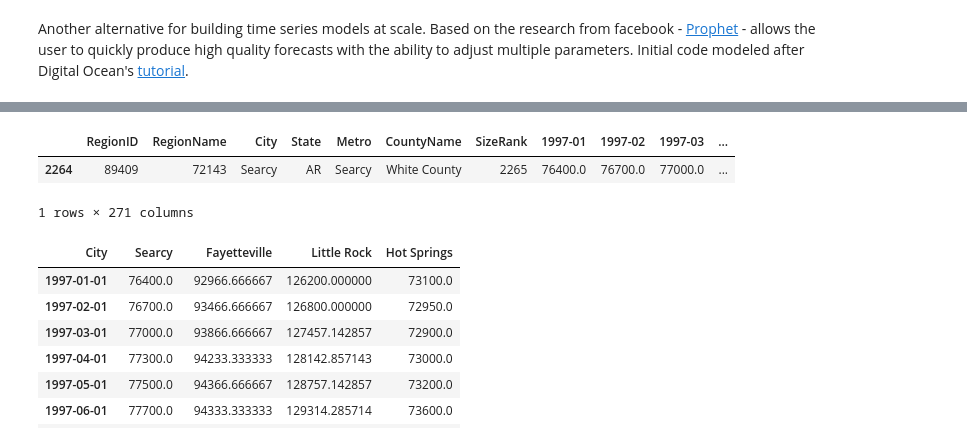
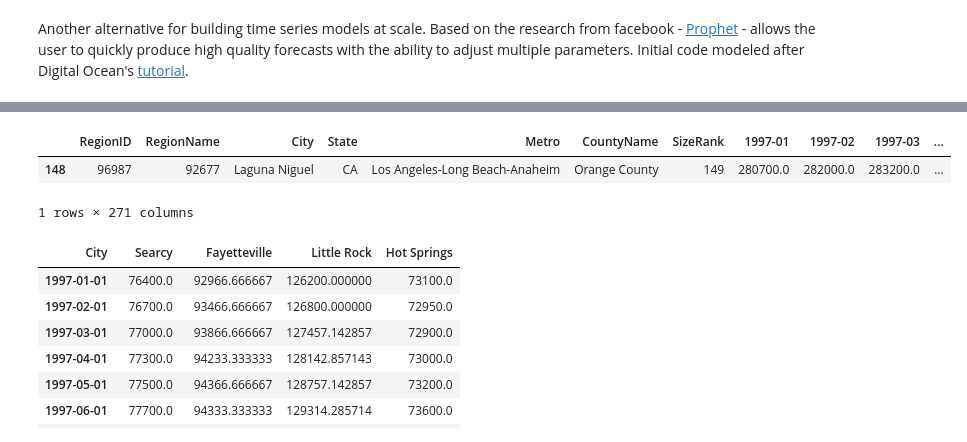
Before and after one commit to jaymahapatra/IST-718-Lab-6, a Jupyter notebook: Lab 6.ipynb, the cells around one changed output, grey strips where cells are left out. Cells and saved outputs as stored; diff of their text form; code cells hidden in the pictures.

```diff
--- a/Lab 6.ipynb
+++ b/Lab 6.ipynb
@@ -34,32 +34,35 @@ plt.style.use('fivethirtyeight')
 # %%
 # OBTAIN
 
 zipcode1 = pd.read_csv('https://raw.githubusercontent.com/jaymahapatra/IST-718-Lab-6/master/zipcode1.csv', sep=',', error_bad_lines=False, encoding = "ISO-8859-1")
 zipcode2 = pd.read_csv('https://raw.githubusercontent.com/jaymahapatra/IST-718-Lab-6/master/zipcode2.csv', sep=',', error_bad_lines=False, encoding = "ISO-8859-1")
 zipcode=zipcode1.append(zipcode2)
 zipcode.head()
 
 #Drop Columns
 zipcode = zipcode.drop(columns=['1996-04','1996-05','1996-06','1996-07','1996-08','1996-09','1996-10','1996-11','1996-12'])
 zipcode.head()
 
 #Create Little Rock/Hot Springs/Fayetteville/Searcy only Pandas Data frame
 ark = (zipcode.loc[zipcode['City'].isin(['Hot Springs','Little Rock','Fayetteville','Searcy'])])
 ark1 = (ark.loc[ark['State'].isin(['AR'])])
 ark1
 
 
 hot = (ark1.loc[ark1['City'].isin(['Hot Springs'])])
 hot
 lit = (ark1.loc[ark1['City'].isin(['Little Rock'])])
 lit
 fay = (ark1.loc[ark1['City'].isin(['Fayetteville'])])
 fay
 sea = (ark1.loc[ark1['City'].isin(['Searcy'])])
 sea
+
+spri = (zipcode.loc[zipcode['RegionName'].isin(['92677'])])
+spri
 # %% [output]
 |  | RegionID | RegionName | City | State | Metro | CountyName | SizeRank | 1997-01 | 1997-02 | 1997-03 | ... |
-| 2264 | 89409 | 72143 | Searcy | AR | Searcy | White County | 2265 | 76400.0 | 76700.0 | 77000.0 | ... |
+| 148 | 96987 | 92677 | Laguna Niguel | CA | Los Angeles-Long Beach-Anaheim | Orange County | 149 | 280700.0 | 282000.0 | 283200.0 | ... |
 1 rows × 271 columns
 # %%
 # SCRUB
```
Also changed, not shown: parts of 10 cells of this notebook.
